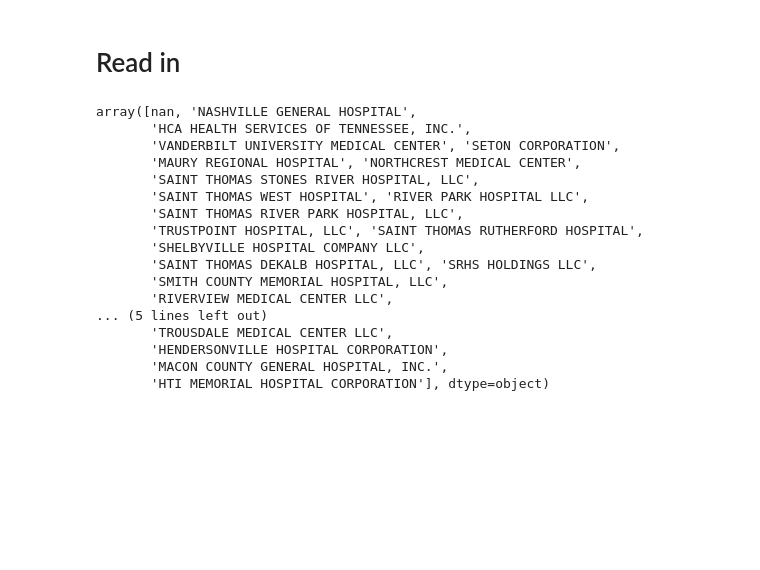
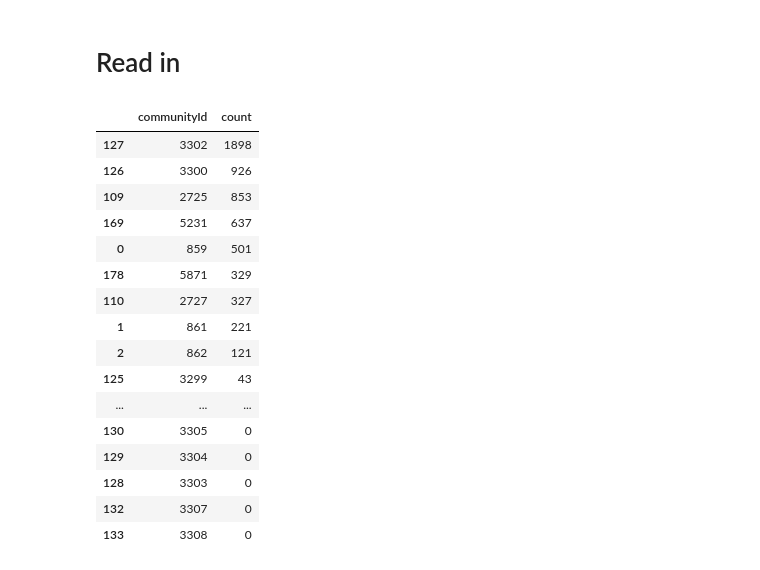
Before and after one commit to VahidehRasekhi/hop_team-hotdogs, a Jupyter notebook: scripts/hop_community_detection_test.ipynb, the cells around one changed output. Saved outputs shown, nothing was run; the diff lists cells and outputs as text; code cells hidden in the pictures; blank space fills up the shorter version.

```diff
--- a/scripts/hop_community_detection_test.ipynb
+++ b/scripts/hop_community_detection_test.ipynb
@@ -13,28 +13,32 @@ jtplot.style()
 # %% [markdown]
 # Read in
 # %%
-gach = pd.read_csv('../data/neo4j/full_refs.csv')
-gach_coms = pd.read_csv('../data/neo4j/gach_simple_communities.csv')
+hosp_geo = pd.read_csv('../data/neo4j/hosp_geo.csv')
+hc = pd.read_csv('../data/neo4j/hosp_simple_communities.csv')
-# %%
-gach_coms['organization'].unique()
-# %% [output]
-array([nan, 'NASHVILLE GENERAL HOSPITAL',
-       'HCA HEALTH SERVICES OF TENNESSEE, INC.',
-       'VANDERBILT UNIVERSITY MEDICAL CENTER', 'SETON CORPORATION',
-       'MAURY REGIONAL HOSPITAL', 'NORTHCREST MEDICAL CENTER',
-       'SAINT THOMAS STONES RIVER HOSPITAL, LLC',
-       'SAINT THOMAS WEST HOSPITAL', 'RIVER PARK HOSPITAL LLC',
-       'SAINT THOMAS RIVER PARK HOSPITAL, LLC',
-       'TRUSTPOINT HOSPITAL, LLC', 'SAINT THOMAS RUTHERFORD HOSPITAL',
-       'SHELBYVILLE HOSPITAL COMPANY LLC',
-       'SAINT THOMAS DEKALB HOSPITAL, LLC', 'SRHS HOLDINGS LLC',
-       'SMITH COUNTY MEMORIAL HOSPITAL, LLC',
-       'RIVERVIEW MEDICAL CENTER LLC',
-... (5 lines left out)
-       'TROUSDALE MEDICAL CENTER LLC',
-       'HENDERSONVILLE HOSPITAL CORPORATION',
-       'MACON COUNTY GENERAL HOSPITAL, INC.',
-       'HTI MEMORIAL HOSPITAL CORPORATION'], dtype=object)
 # %%
-gach_coms_counts = gach_coms.groupby('communityId')['npi'].count().reset_index().rename(columns = {'npi':'count'})
+hc_counts = (hc.groupby('communityId')['npi']
+             .count()
+             .reset_index()
+             .rename(columns = {'npi':'count'})
+             .sort_values('count', ascending = False)
+            )
+hc_counts.head(20)
+# %% [output]
+|  | communityId | count |
+| 127 | 3302 | 1898 |
+| 126 | 3300 | 926 |
+| 109 | 2725 | 853 |
+| 169 | 5231 | 637 |
+| 0 | 859 | 501 |
+| 178 | 5871 | 329 |
+| 110 | 2727 | 327 |
+| 1 | 861 | 221 |
+| 2 | 862 | 121 |
+| 125 | 3299 | 43 |
+| ... | ... | ... |
+| 130 | 3305 | 0 |
+| 129 | 3304 | 0 |
+| 128 | 3303 | 0 |
+| 132 | 3307 | 0 |
+| 133 | 3308 | 0 |
 # %%
```
Also changed, not shown: parts of 6 cells of this notebook, 5 other files.
